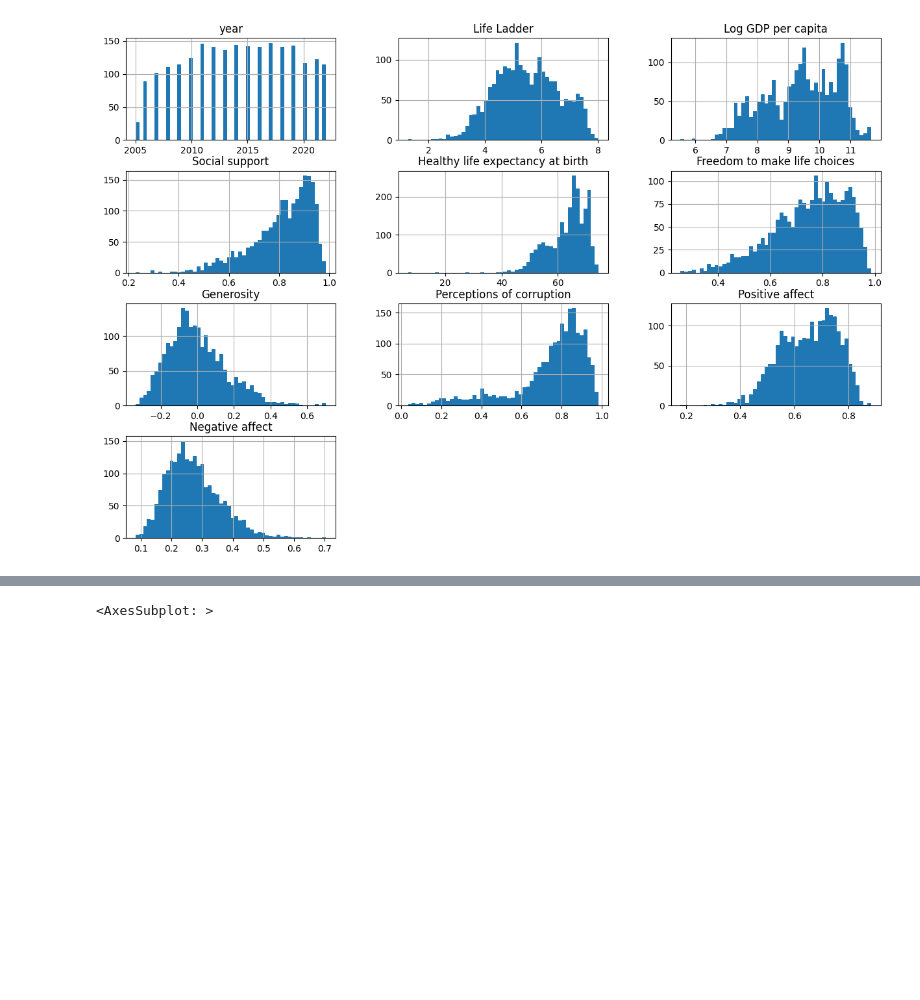
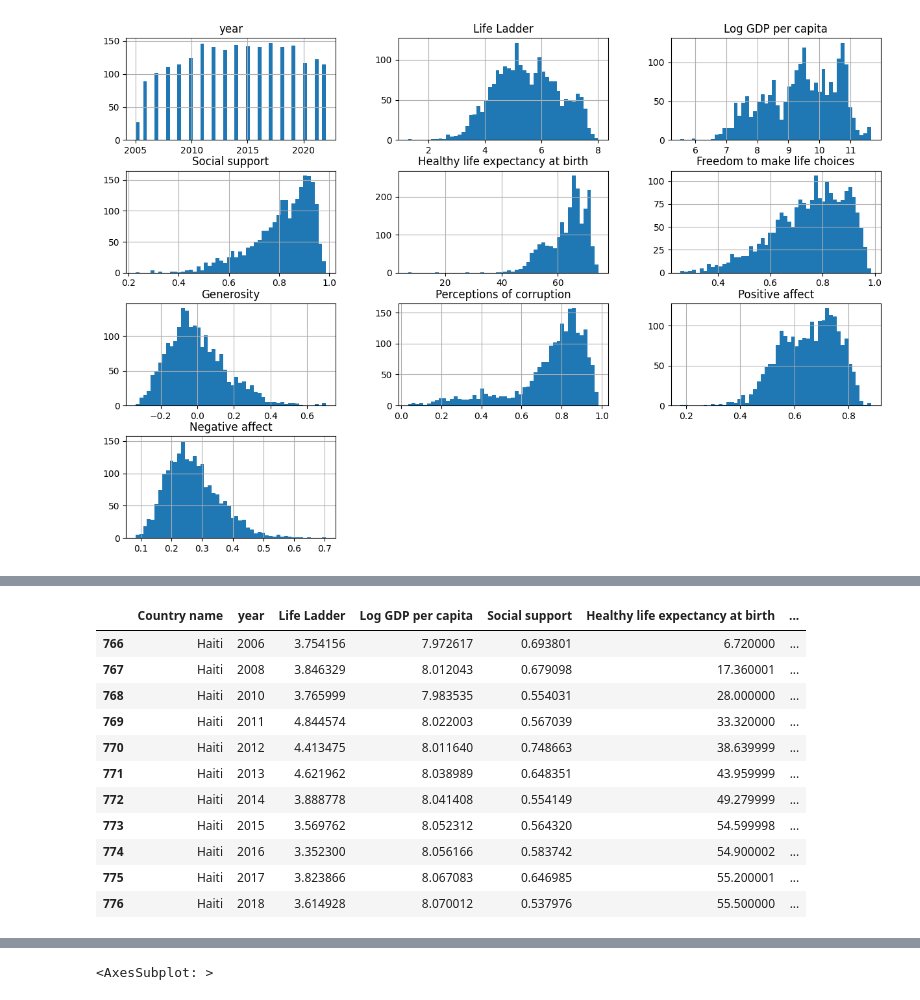
Before and after one commit to USFCA-CS663-Spring2024/happiness-lawrenceslng, a Jupyter notebook: Happiness - Assignment 1 - CS 663 (Machine Learning).ipynb, the cells around one changed output, grey strips where cells are left out. Cells and saved outputs as stored; diff of their text form; code cells hidden in the pictures; blank space fills up the shorter version.

```diff
--- a/Happiness - Assignment 1 - CS 663 (Machine Learning).ipynb
+++ b/Happiness - Assignment 1 - CS 663 (Machine Learning).ipynb
@@ -164,0 +212,15 @@ We can see that Life Ladder, Generosity, Positive affect, and Negative affect ha
+# %%
+happiness_df[happiness_df['Country name'] == 'Haiti']
+# %% [output]
+|  | Country name | year | Life Ladder | Log GDP per capita | Social support | Healthy life expectancy at birth | ... |
+| 766 | Haiti | 2006 | 3.754156 | 7.972617 | 0.693801 | 6.720000 | ... |
+| 767 | Haiti | 2008 | 3.846329 | 8.012043 | 0.679098 | 17.360001 | ... |
+| 768 | Haiti | 2010 | 3.765999 | 7.983535 | 0.554031 | 28.000000 | ... |
+| 769 | Haiti | 2011 | 4.844574 | 8.022003 | 0.567039 | 33.320000 | ... |
+| 770 | Haiti | 2012 | 4.413475 | 8.011640 | 0.748663 | 38.639999 | ... |
+| 771 | Haiti | 2013 | 4.621962 | 8.038989 | 0.648351 | 43.959999 | ... |
+| 772 | Haiti | 2014 | 3.888778 | 8.041408 | 0.554149 | 49.279999 | ... |
+| 773 | Haiti | 2015 | 3.569762 | 8.052312 | 0.564320 | 54.599998 | ... |
+| 774 | Haiti | 2016 | 3.352300 | 8.056166 | 0.583742 | 54.900002 | ... |
+| 775 | Haiti | 2017 | 3.823866 | 8.067083 | 0.646985 | 55.200001 | ... |
+| 776 | Haiti | 2018 | 3.614928 | 8.070012 | 0.537976 | 55.500000 | ... |
```
Also changed, not shown: parts of 34 cells of this notebook.
